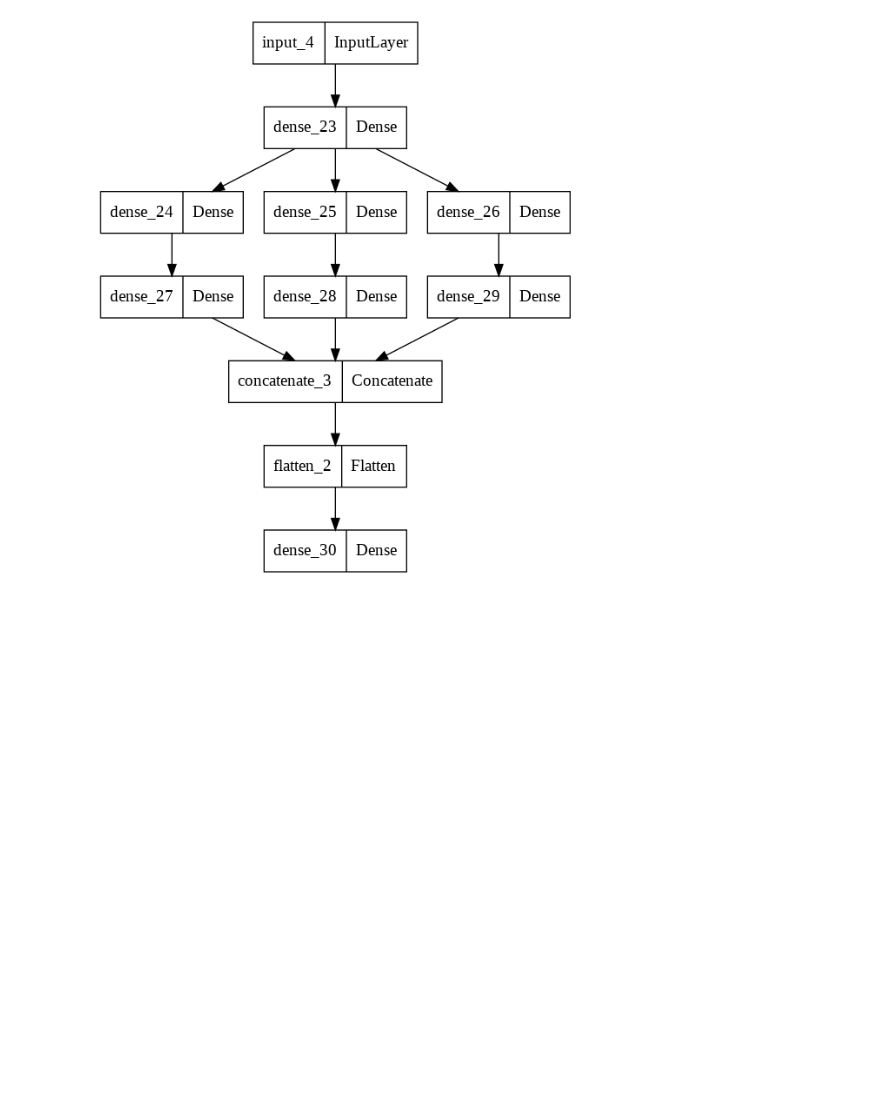
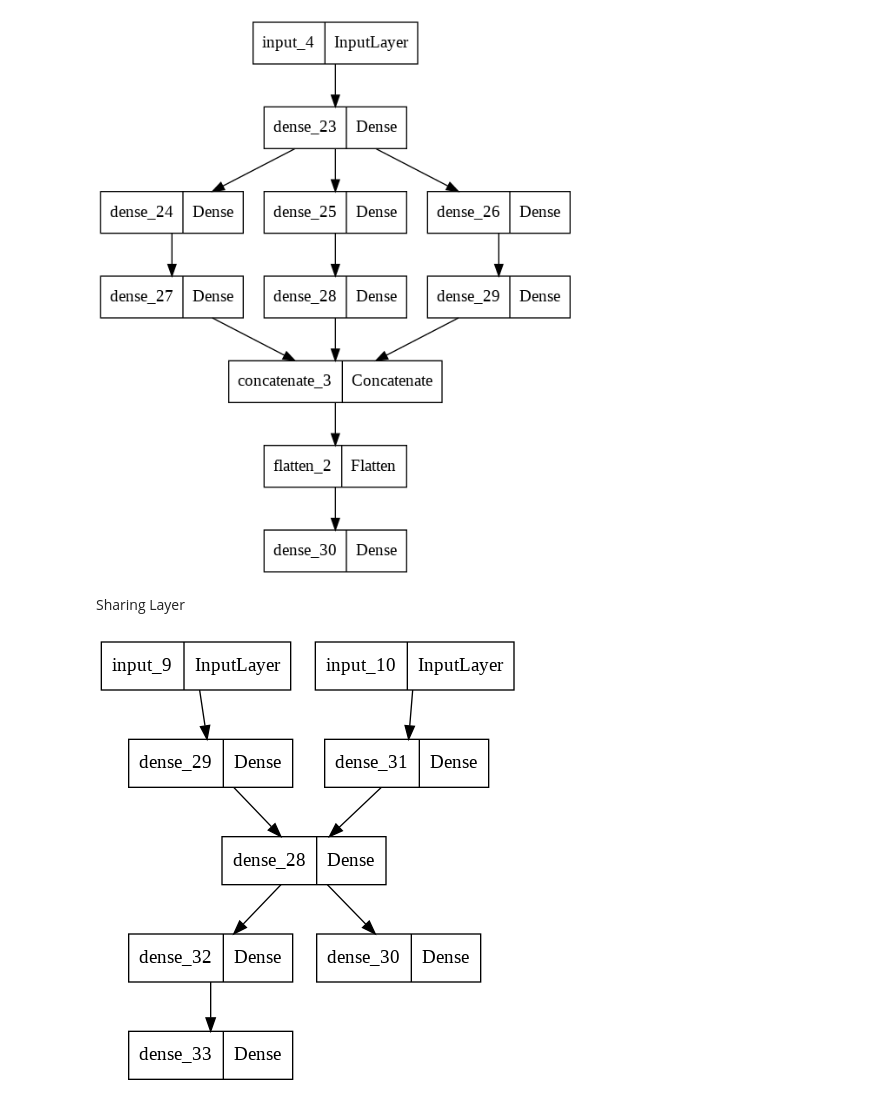
Before and after one commit to Kilvia/Keras-multiples-in-out, a Jupyter notebook: multiple_in_out.ipynb, the cells around one changed output. Saved outputs shown, nothing was run; the diff lists cells and outputs as text; code cells hidden in the pictures; blank space fills up the shorter version.

Commit message:
Implement share layers

```diff
--- a/multiple_in_out.ipynb
+++ b/multiple_in_out.ipynb
@@ -39,3 +39,33 @@ mult = Multiple()
 tf.keras.utils.plot_model(mult, to_file='mult.png')
 # %% [output]
 [figure]
+# %% [markdown]
+Sharing Layer
+# %%
+def Share():
+  layer_share = Dense(100, activation='relu')
+
+  # Model 1
+  inputs1 = Input(shape=(28, 28, 1))
+  x1 = Dense(100, activation='relu')(inputs1)
+  x1 = layer_share(x1)
+  outputs1 = Dense(10, activation='softmax')(x1)
+
+  model1 = tf.keras.Model(inputs=inputs1, outputs=outputs1)
+
+  # Model 2
+  inputs2 = Input(shape=(32, 32, 3))
+  x2 = Dense(100, activation='relu')(inputs2)
+  x2 = layer_share(x2)
+  x2 = Dense(100, activation='relu')(x2)
+  outputs2 = Dense(10, activation='softmax')(x2)
+
+  model2 = tf.keras.Model(inputs=inputs2, outputs=outputs2)
+
+  return tf.keras.Model(inputs=[inputs1, inputs2], outputs=[outputs1, outputs2])
+# %%
+share = Share()
+# %%
+tf.keras.utils.plot_model(share, to_file='share.png')
+# %% [output]
+[figure, added]
```
